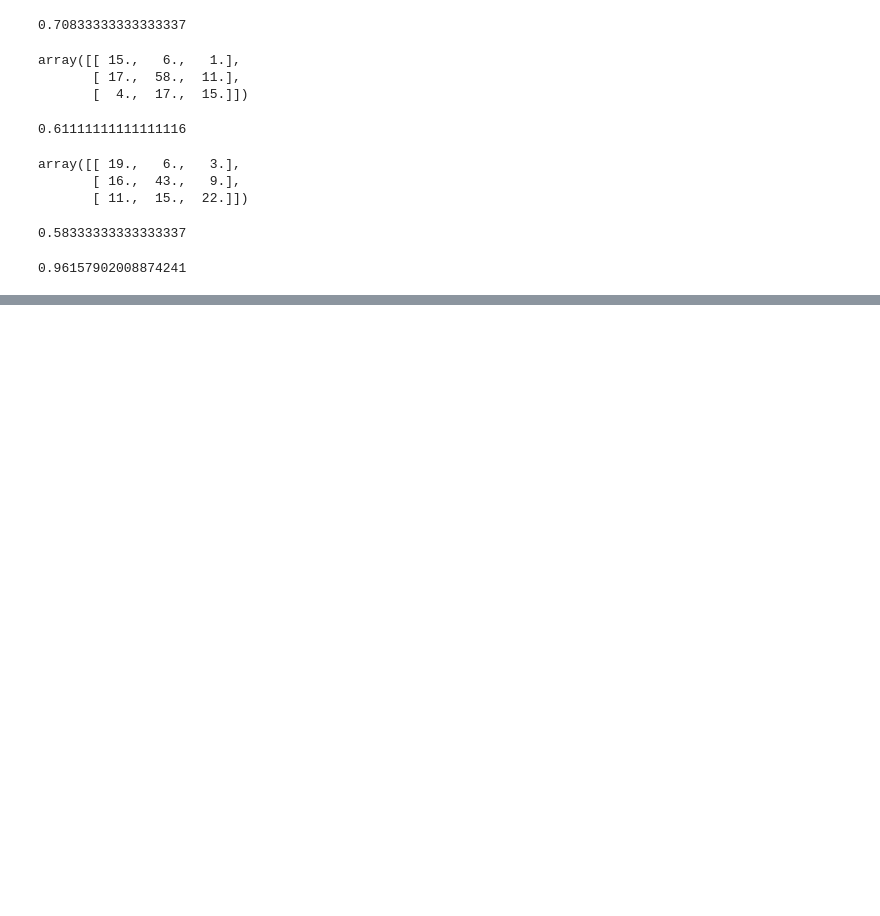
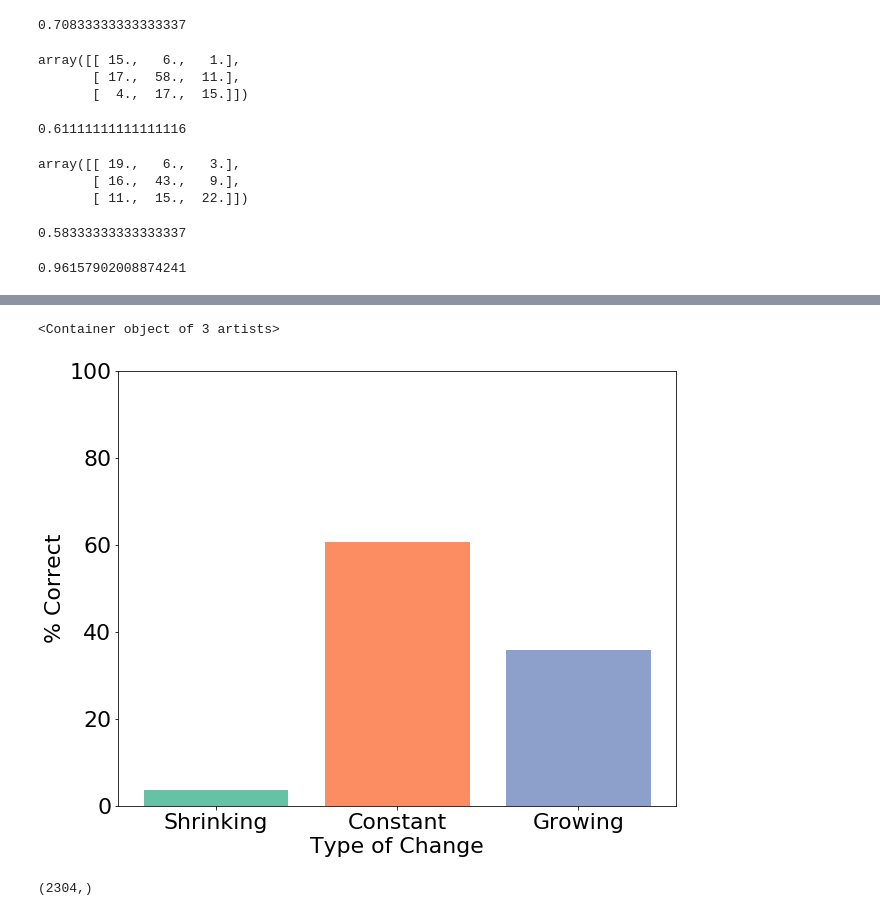
Before and after one commit to tharrington923/rCheckUp, a Jupyter notebook: code/ARMA_models.ipynb, the cells around one changed output, grey strips where cells are left out. Drawn from its saved outputs; the diff is of its cells as text; code cells hidden in the pictures; blank space fills up the shorter version.

```diff
--- a/code/ARMA_models.ipynb
+++ b/code/ARMA_models.ipynb
@@ -584,0 +621,11 @@ Confusion matrix, without normalization
+# %%
+plt.figure(figsize=(10,8))
+plt.rcParams.update({'font.size': 22})
+plt.ylabel('% Correct')
+plt.xlabel('Type of Change')
+#plt.title('Growing Subreddits')
+plt.ylim([0,100])
+plt.bar([1,2,3],100*accuracy_by_type[2],tick_label=['Shrinking','Constant','Growing'],color=['#66c2a5','#fc8d62','#8da0cb'])
+# %% [output]
+<Container object of 3 artists>
+[figure, added]
@@ -584,0 +634,4 @@ Confusion matrix, without normalization
+# %%
+top_top_subreddits.shape
+# %% [output]
+(2304,)
```
Also changed, not shown: parts of 15 cells of this notebook, 7 other files.
